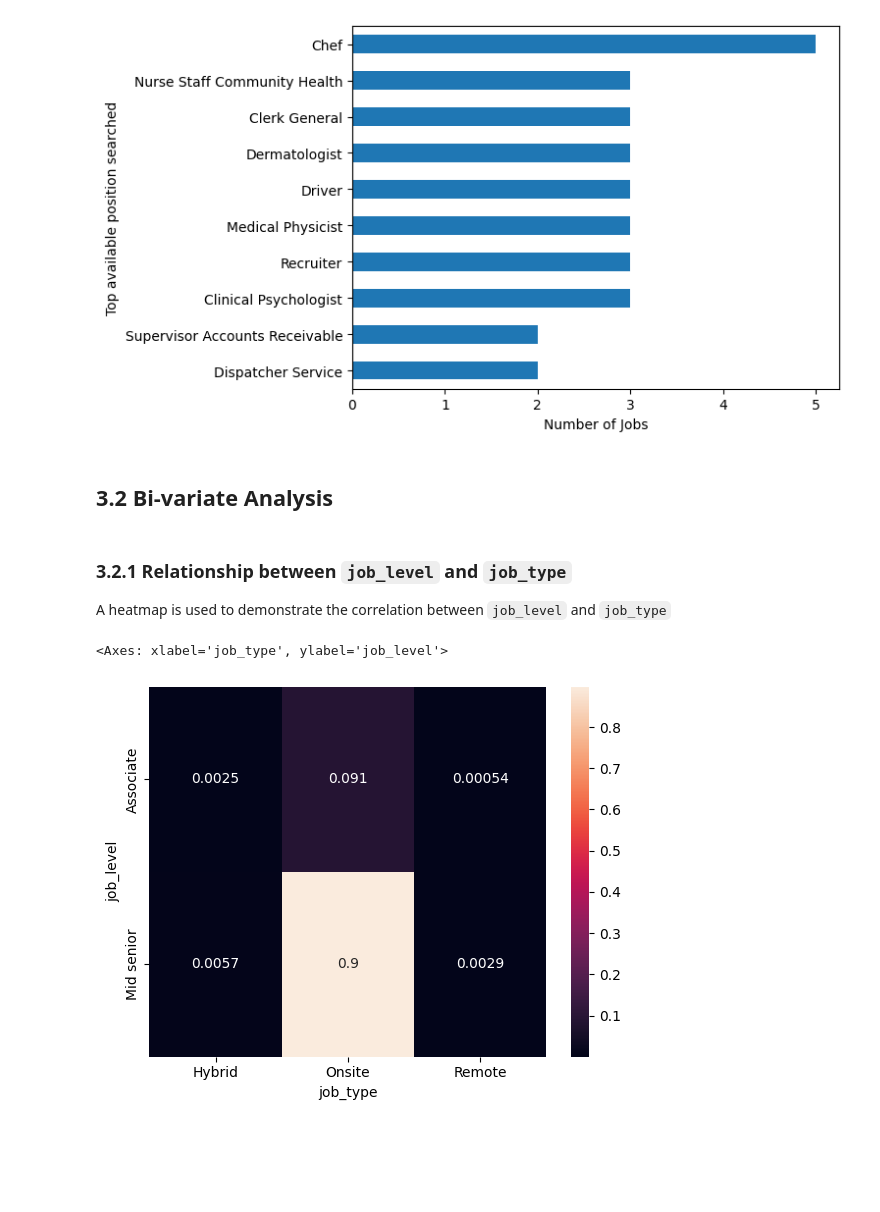
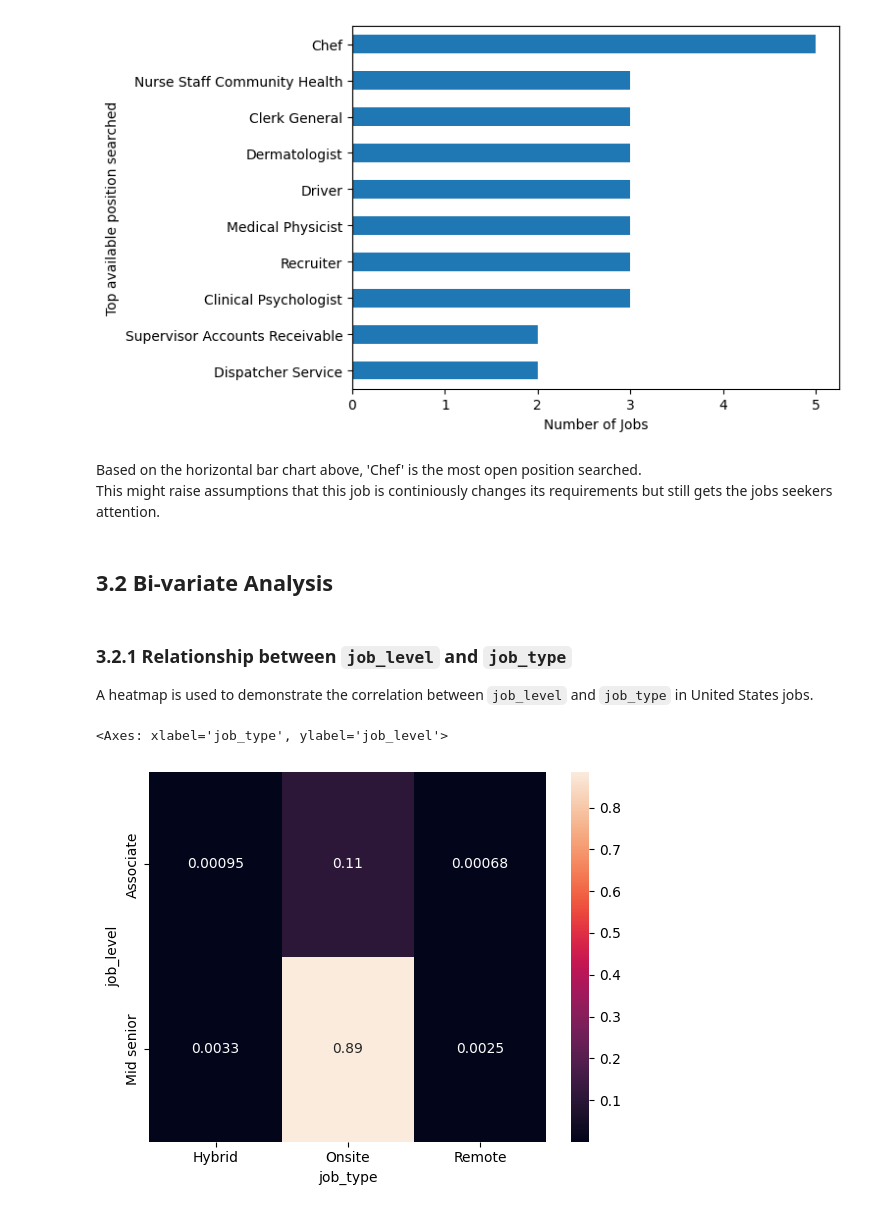
Before and after one commit to YaserKhy/Data-Analysis-Project-T5, a Jupyter notebook: Data Analysis Project.ipynb, the cells around one changed output. Saved outputs shown, nothing was run; the diff lists cells and outputs as text; code cells hidden in the pictures; blank space fills up the shorter version.

```diff
--- a/Data Analysis Project.ipynb
+++ b/Data Analysis Project.ipynb
@@ -381,21 +386,23 @@ df.loc[df['is_being_worked']==True,'search_position'].value_counts().head(10).so
 # %% [output]
 <Axes: xlabel='Number of Jobs', ylabel='Top available position searched'>
 [figure]
+# %% [markdown]
+Based on the horizontal bar chart above, 'Chef' is the most open position searched.\
+This might raise assumptions that this job is continiously changes its requirements but still gets the jobs seekers attention.
 # %% [markdown]
 ## 3.2 Bi-variate Analysis
 # %% [markdown]
 ### 3.2.1 Relationship between `job_level` and `job_type`
-A heatmap is used to demonstrate the correlation between `job_level` and `job_type`
+A heatmap is used to demonstrate the correlation between `job_level` and `job_type` in United States jobs.
 # %%
-## BIVARIATE SOON
-us_levels = df.loc[df['search_country']=='Australia', 'job_level']
-us_types = df.loc[df['search_country']=='Australia', 'job_type']
+us_levels = df.loc[df['search_country']=='United States', 'job_level']
+us_types = df.loc[df['search_country']=='United States', 'job_type']
 
 cross = pd.crosstab(us_levels,us_types,normalize=True)
 # cross = pd.crosstab(df['job_level'],df['job_type'],normalize=True)
 cross
 
 sns.heatmap(cross,annot=True)
 # %% [output]
 <Axes: xlabel='job_type', ylabel='job_level'>
-[figure, old version]
+[figure, new version]
```
Also changed, not shown: parts of 13 cells of this notebook.
